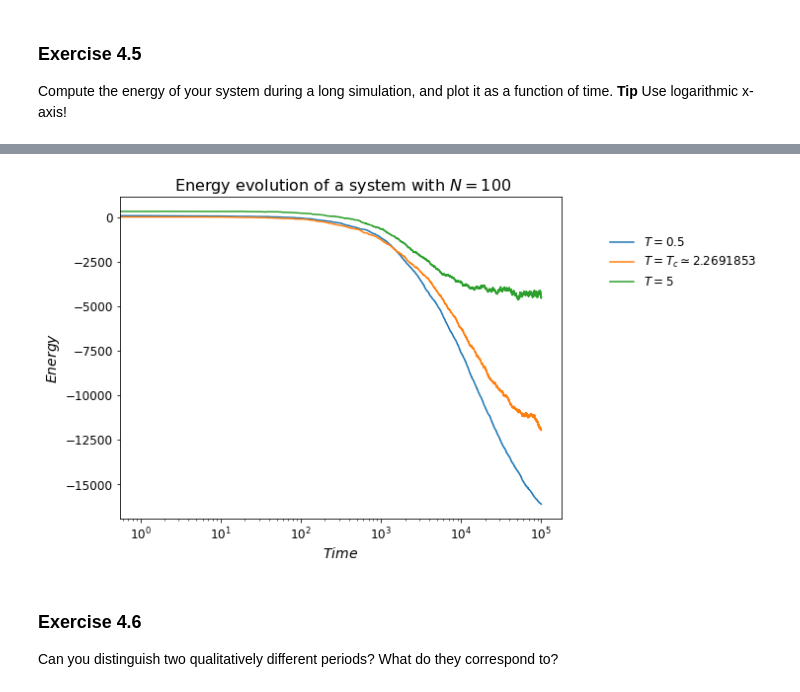
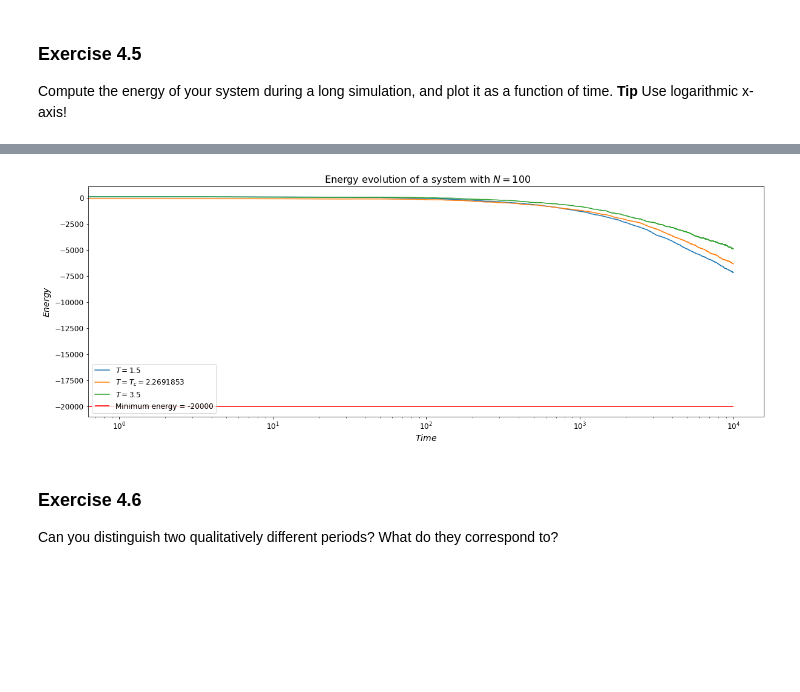
Before and after one commit to Gea97/MeccanicaStatistica2021, a Jupyter notebook: notebooks/4-Ising-Model.ipynb, the cells around one changed output, grey strips where cells are left out. Cells and saved outputs as stored; diff of their text form; code cells hidden in the pictures; blank space fills up the shorter version.

```diff
--- a/notebooks/4-Ising-Model.ipynb
+++ b/notebooks/4-Ising-Model.ipynb
@@ -324,10 +326,10 @@ Compute the energy of your system during a long simulation, and plot it as a fun
 # %%
 %%time
 N=100
-T1=0.5
-T2=5
+T1=1.5
+T2=3.5
 T_c = 2/np.log(1+np.sqrt(2))
-nup=10**5
+nup=10**4
 energy_evolutionT1 = get_energy_evolution(N=N, T=T1, n_updates=nup)
 energy_evolutionTc = get_energy_evolution(N=N, T=T_c, n_updates=nup)
 energy_evolutionT2 = get_energy_evolution(N=N, T=T2, n_updates=nup)
@@ -337,15 +339,17 @@ Wall time: 59min 11s
 # %%
-fig, ax = plt.subplots(1, 1, figsize=(8, 6))
-t=np.linspace(0,len(energy_evolutionT1),len(energy_evolutionT1))
+fig, ax = plt.subplots(1, 1, figsize=(20, 7))
+t=np.linspace(0,len(energy_evolutionTc),len(energy_evolutionTc))
 ax.semilogx(t, energy_evolutionT1, label=r"$T=$" + str(T1))
 ax.semilogx(t, energy_evolutionTc, label=r"$T=T_c \simeq $" + str("%.7f" % T_c))
 ax.semilogx(t, energy_evolutionT2, label=r"$T=$" + str(T2))
 ax.set_xlabel(r"$ Time $")
 ax.set_ylabel(r"$ Energy $")
+ax.hlines(-20000, 0, len(energy_evolutionTc), label="Minimum energy = -20000", color="red")
 ax.legend(loc=(1.1, 0.7), frameon=False)
 ax.set_title(r" Energy evolution of a system with $N=$"+ str(N));
+ax.legend();
 # %% [output]
-[figure, old version]
+[figure, new version]
 # %% [markdown]
 ### Exercise 4.6
 Can you distinguish two qualitatively different periods? What do they correspond to?
```
Also changed, not shown: parts of 48 cells of this notebook.
